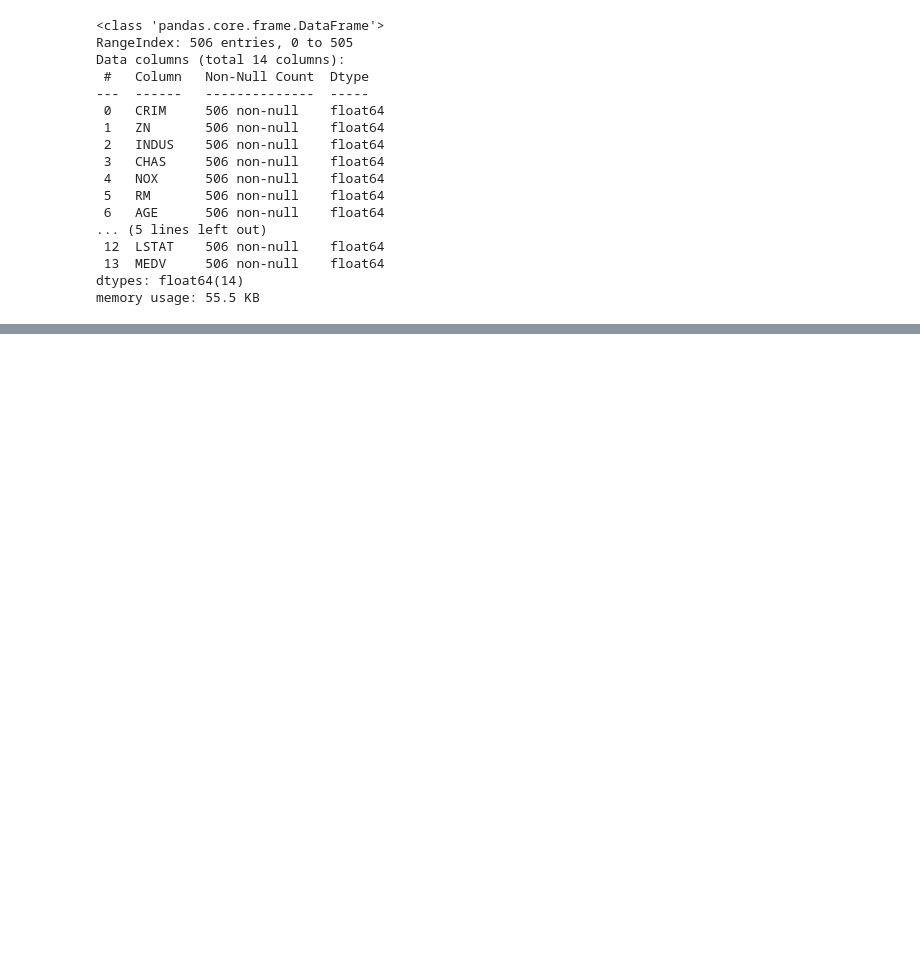
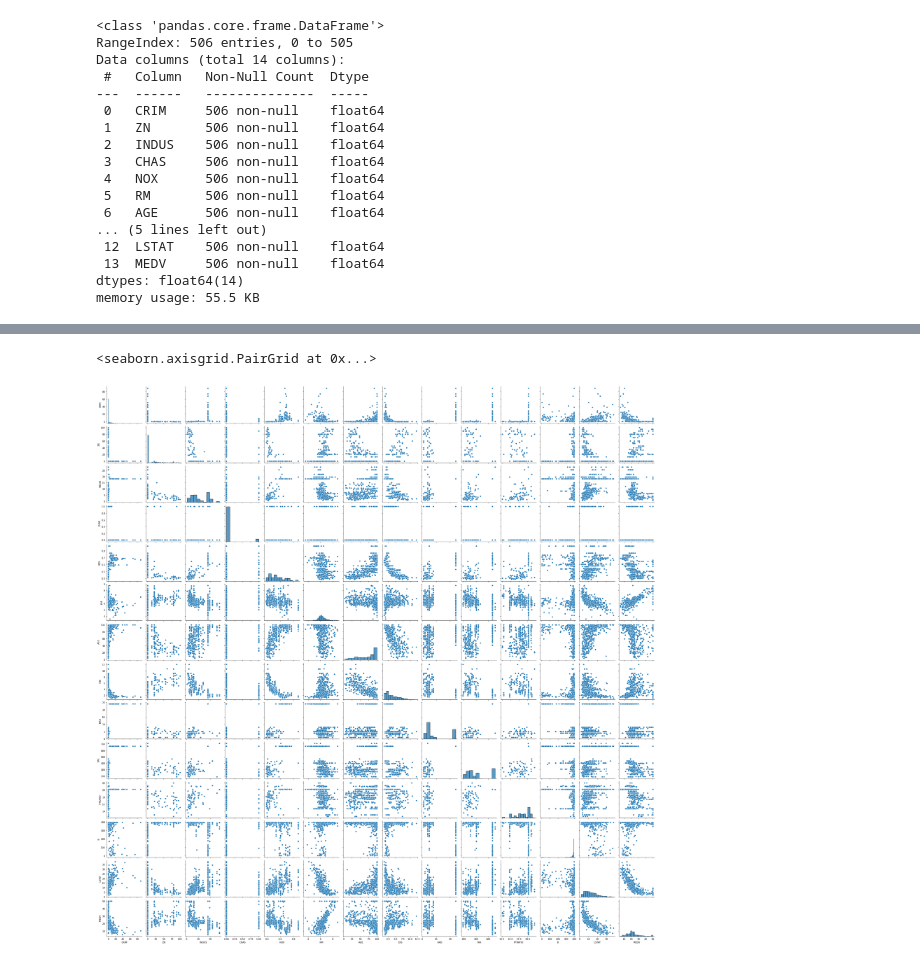
Before and after one commit to markumreed/colab_sklearn, a Jupyter notebook: linear_regression_boston_housing.ipynb, the cells around one changed output, grey strips where cells are left out. Saved outputs shown, nothing was run; the diff lists cells and outputs as text; code cells hidden in the pictures; blank space fills up the shorter version.

```diff
--- a/linear_regression_boston_housing.ipynb
+++ b/linear_regression_boston_housing.ipynb
@@ -43,0 +74,5 @@ memory usage: 55.5 KB
+# %%
+sns.pairplot(boston)
+# %% [output]
+<seaborn.axisgrid.PairGrid at 0x...>
+[figure, added]
```
Also changed, not shown: parts of 20 cells of this notebook.
